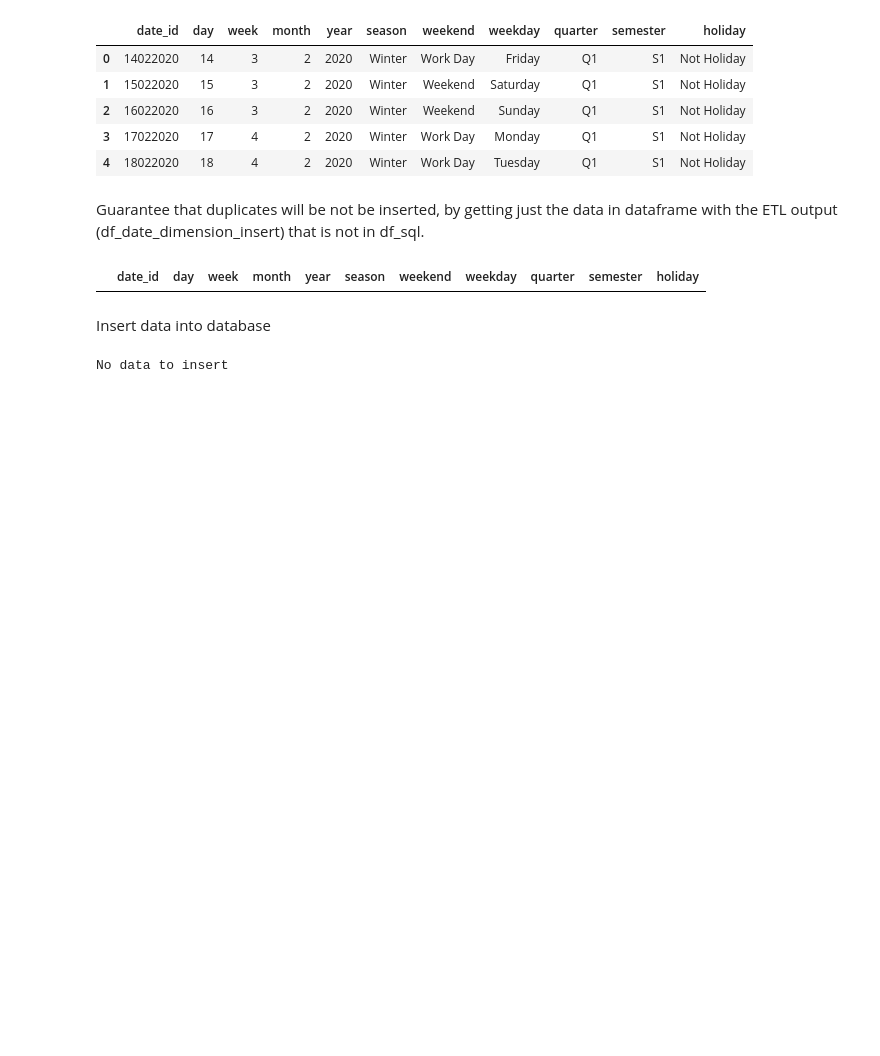
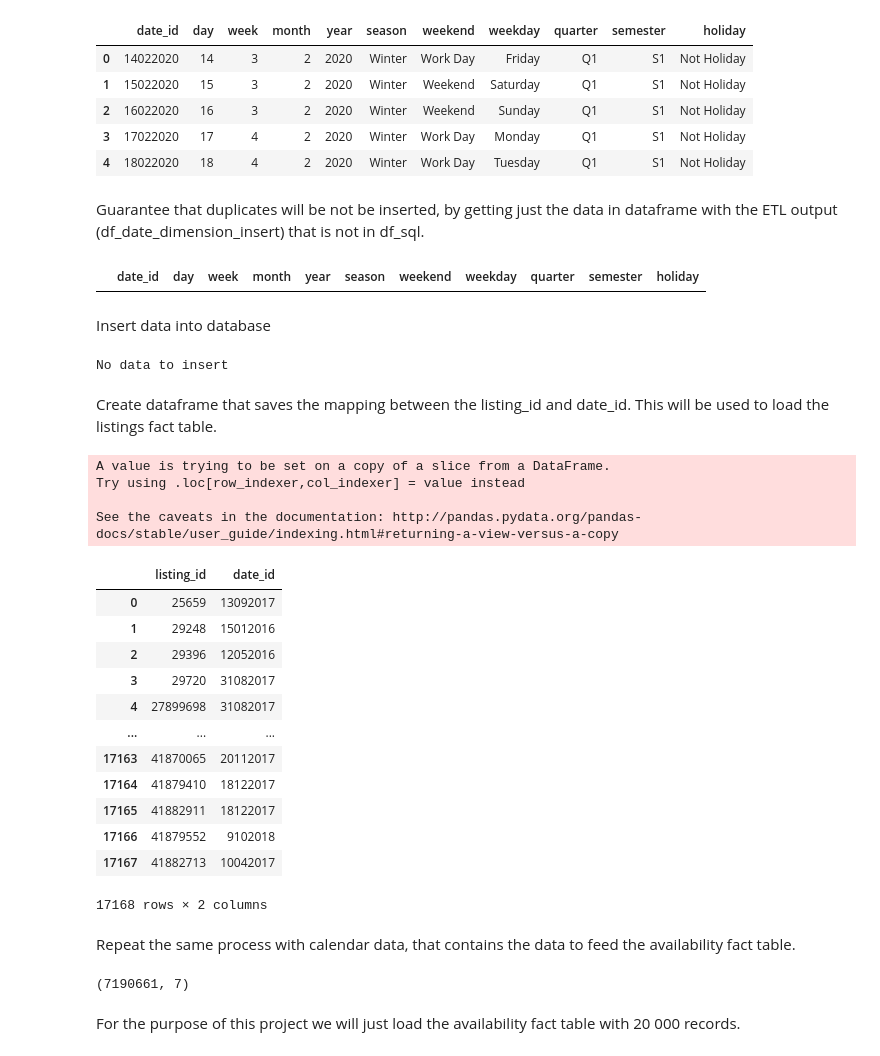
Before and after one commit to beatriz-lima/TPD-Airbnb-Data, a Jupyter notebook: Notebooks/ETL_Date.ipynb, the cells around one changed output. Cells and saved outputs as stored; diff of their text form; code cells hidden in the pictures; blank space fills up the shorter version.

Commit message:
create dataframes to merge when inserting facts

```diff
--- a/Notebooks/ETL_Date.ipynb
+++ b/Notebooks/ETL_Date.ipynb
@@ -396,3 +396,29 @@ if len(df_insert) > 0:
 else: print('No data to insert')
 # %% [output]
 No data to insert
+# %% [markdown]
+Create dataframe that saves the mapping between the listing_id and date_id. This will be used to load the listings fact table.
+# %%
+df_listings_date = df_listings[['id','DataRegisto']]
+df_listings_date['date_id'] = [date_pk(d) for d in df_listings_date['DataRegisto']]
+df_listings_date = df_listings_date.drop(['DataRegisto'], axis=1)
+df_listings_date = df_listings_date.rename(columns={'id':'listing_id'})
+df_listings_date
+# %% [output]
+A value is trying to be set on a copy of a slice from a DataFrame.
+Try using .loc[row_indexer,col_indexer] = value instead
+
+See the caveats in the documentation: http://pandas.pydata.org/pandas-docs/stable/user_guide/indexing.html#returning-a-view-versus-a-copy
+|  | listing_id | date_id |
+| 0 | 25659 | 13092017 |
+| 1 | 29248 | 15012016 |
+| 2 | 29396 | 12052016 |
+| 3 | 29720 | 31082017 |
+| 4 | 27899698 | 31082017 |
+| ... | ... | ... |
+| 17163 | 41870065 | 20112017 |
+| 17164 | 41879410 | 18122017 |
+| 17165 | 41882911 | 18122017 |
+| 17166 | 41879552 | 9102018 |
+| 17167 | 41882713 | 10042017 |
+17168 rows × 2 columns
@@ -398,0 +427,8 @@ No data to insert
+# %% [markdown]
+Repeat the same process with calendar data, that contains the data to feed the availability fact table.
+# %%
+df_calendar.shape
+# %% [output]
+(7190661, 7)
+# %% [markdown]
+For the purpose of this project we will just load the availability fact table with 20 000 records.
```
Also changed, not shown: parts of 7 cells of this notebook, 2 other files.
